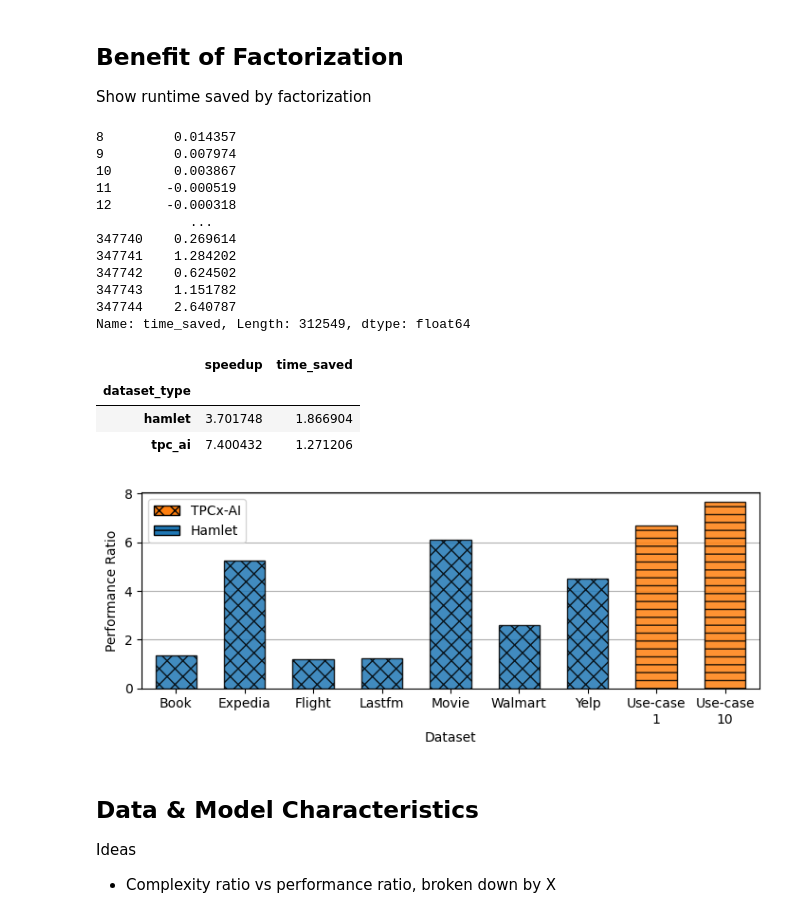
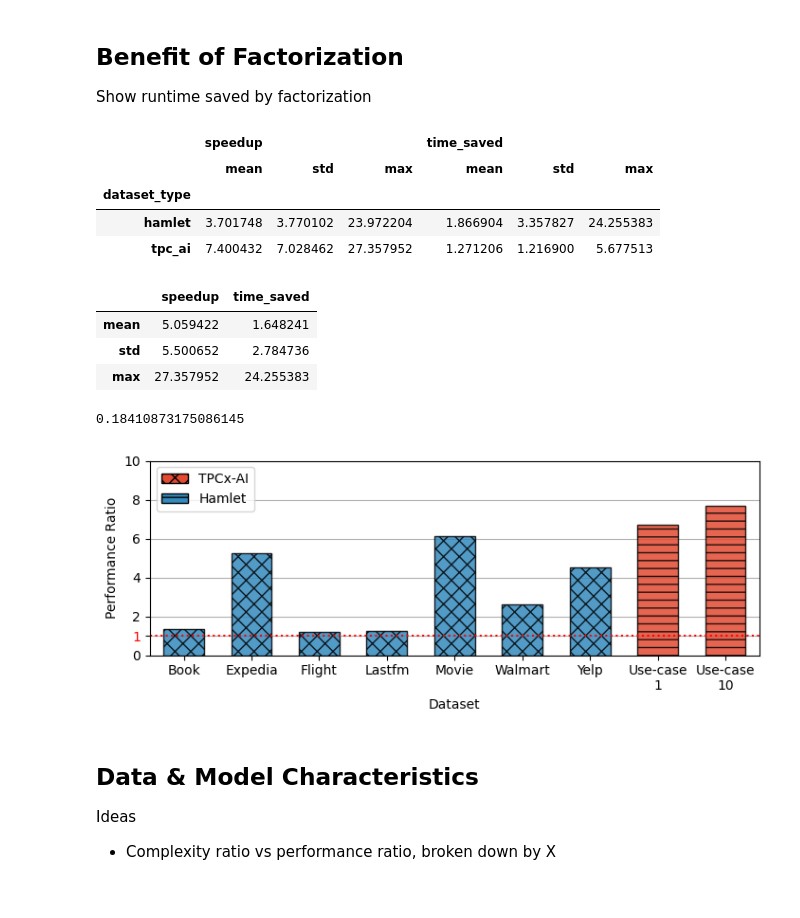
Before and after one commit to ptemarvelde/msc-thesis-figures, a Jupyter notebook: cost-estimation/motivation.ipynb, the cells around one changed output. Cells and saved outputs as stored; diff of their text form; code cells hidden in the pictures.

Commit message:
WIp motivation and update colors

```diff
--- a/cost-estimation/motivation.ipynb
+++ b/cost-estimation/motivation.ipynb
@@ -15,6 +18,41 @@ runtime_df['compute_unit'].unique()
 # %% [output]
 array(['CPU 08c', 'CPU 32c', 'CPU 16c', '1080Ti', 'V100', 'P100', 'A40',
        '2080Ti'], dtype=object)
+# %%
+def round_partial (value, resolution):
+    return round(round(value / resolution) * resolution, 2)
+
+def add_red_line(ax, orientation, value=1.0,add_tick=False):
+    hline_kwargs = dict(color='red', linestyle='dotted')
+    if orientation == 'horizontal':
+        if ax.get_ylim()[0] <= value <= ax.get_ylim()[1]:
+            ax.axhline(value, **hline_kwargs)
+            yticks = ax.get_yticks().tolist()
+            idx = None
+            if add_tick:
+                if value not in yticks:
+                    yticks.append(value)
+                    ax.set_yticks(yticks)
+                    idx=-1
+                else:
+                    idx = yticks.index(value)
+            if idx:
+                ax.get_yticklabels()[idx].set_color('red')
+    elif orientation == 'vertical':
+        if ax.get_xlim()[0] <= value <= ax.get_xlim()[1]:
+            ax.axvline(value, **hline_kwargs)
+            xticks = ax.get_xticks().tolist()
+            idx = None
+            if add_tick:
+                if value not in xticks:
+                    xticks.append(value)
+                    ax.set_xticks(xticks)
+                    idx=-1
+                else:
+                    idx = xticks.index(value)
+            ax.get_xticklabels()[idx].set_color('red')
+    else:
+        raise ValueError("Invalid orientation. Choose either 'horizontal' or 'vertical'.")
 # %% [markdown]
 ## Benefit of Factorization
 
@@ -31,65 +69,62 @@ def format_dataset(dataset: str):
 all_df['dataset_formatted'] = all_df['dataset'].apply(format_dataset)
 all_df['mat_training_time'] = all_df.speedup * all_df['times_mean']
 all_df['time_saved'] = all_df['mat_training_time'] - all_df['times_mean']
-# %%
-all_df['time_saved']
-# %% [output]
-8         0.014357
-9         0.007974
-10        0.003867
-11       -0.000519
-12       -0.000318
-            ...
-347740    0.269614
-347741    1.284202
-347742    0.624502
-347743    1.151782
-347744    2.640787
-Name: time_saved, Length: 312549, dtype: float64
 # %%
-all_df[(all_df.operator.isin(MODEL_OPERATORS)) & (all_df.label) &( all_df.dataset_type != 'synthetic')].groupby("dataset_type")[['speedup', 'time_saved']].mean()
+all_df[(all_df.operator.isin(MODEL_OPERATORS)) & (all_df.label) &( all_df.dataset_type != 'synthetic')].groupby("dataset_type")[['speedup', 'time_saved']].agg(['mean', 'std', 'max'])
 # %% [output]
-|  | speedup | time_saved |
-| dataset_type |  |  |
-| hamlet | 3.701748 | 1.866904 |
-| tpc_ai | 7.400432 | 1.271206 |
+|  | speedup |  |  | time_saved |  |  |
+|  | mean | std | max | mean | std | max |
+| dataset_type |  |  |  |  |  |  |
+| hamlet | 3.701748 | 3.770102 | 23.972204 | 1.866904 | 3.357827 | 24.255383 |
+| tpc_ai | 7.400432 | 7.028462 | 27.357952 | 1.271206 | 1.216900 | 5.677513 |
+# %%
+all_df[(all_df.operator.isin(MODEL_OPERATORS)) & (all_df.label) &( all_df.dataset_type != 'synthetic')][['speedup', 'time_saved']].agg(['mean', 'std', 'max'])
+# %% [output]
+|  | speedup | time_saved |
+| mean | 5.059422 | 1.648241 |
+| std | 5.500652 | 2.784736 |
+| max | 27.357952 | 24.255383 |
+# %%
+len(all_df[all_df.label]) / len(all_df)
+# %% [output]
+0.18410873175086145
 # %%
-from matplotlib.patches import Patch
+
 pos_label_real_df = all_df[(all_df.operator.isin(MODEL_OPERATORS)) & (all_df.label) &( all_df.dataset_type != 'synthetic')]
 
 # Set the figure size
 fig, ax = plt.subplots(figsize=(FIGURE_WIDTH_INCHES*0.9, 3))
 
 # Create the bar plot
 sns.barplot(data=pos_label_real_df, x='dataset_formatted', y='speedup', ax=ax, errorbar=None, width=0.6)
 # Change the color of the last two bars
 num_bars = len(ax.patches)
 
 colors = sns.color_palette()
 # Create a legend
 legend_elements = [Patch(facecolor=colors[1], edgecolor='black', hatch='xx', label='TPCx-AI'),
                    Patch(facecolor=colors[0], edgecolor='black', hatch='--', label='Hamlet')]
 ax.legend(handles=legend_elements)
 for patch in ax.patches:
     patch.set_facecolor(colors[1] if patch.get_x() > 6 else colors[0])
     patch.set_alpha(0.85)
     # patch.set_facecolor('white')
     patch.set_edgecolor('black')
     patch.set_linewidth(1)
     patch.set_hatch('--' if patch.get_x() > 6 else 'xx')
     patch.set_capstyle('round')
 
-
+add_red_line(ax, 'horizontal', 1.0, add_tick=True)
 # Add a horizontal grid
 ax.grid(axis='y')
 ax.set_axisbelow(True)
 ax.set_ylabel("Performance Ratio")
 ax.set_xlabel("Dataset")
 fig.tight_layout()
-if SAVE or False:
+if SAVE or True:
     fig.savefig(f"{LATEX_PROJECT_BASE_PATH}/chapters/05_cost_estimation/figures/real_datasets_speedup.pdf", bbox_inches='tight')
 # %% [output]
-[figure, old version]
+[figure, new version]
 # %% [markdown]
 ## Data & Model Characteristics
 
```
Also changed, not shown: parts of 8 cells of this notebook, 5 other files.
